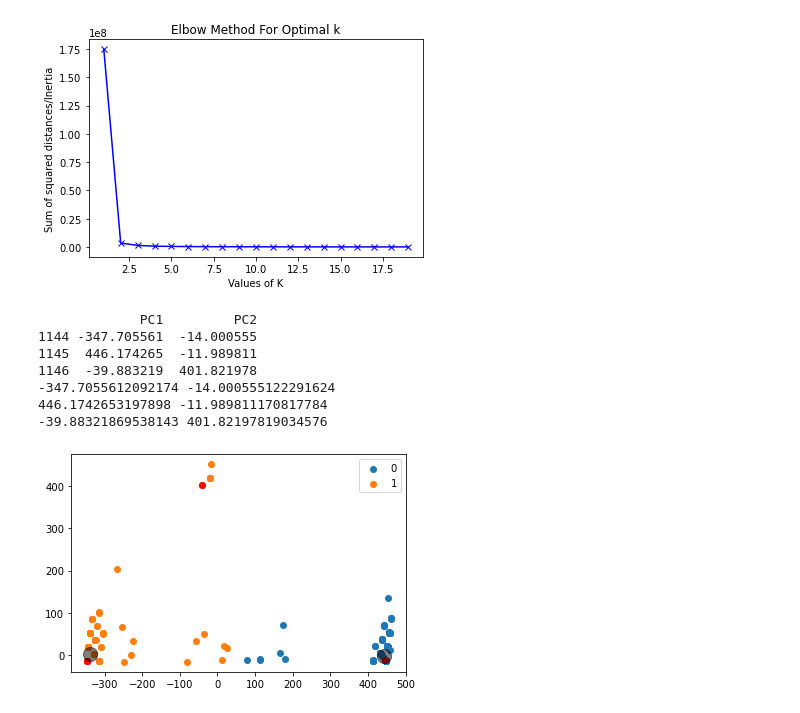
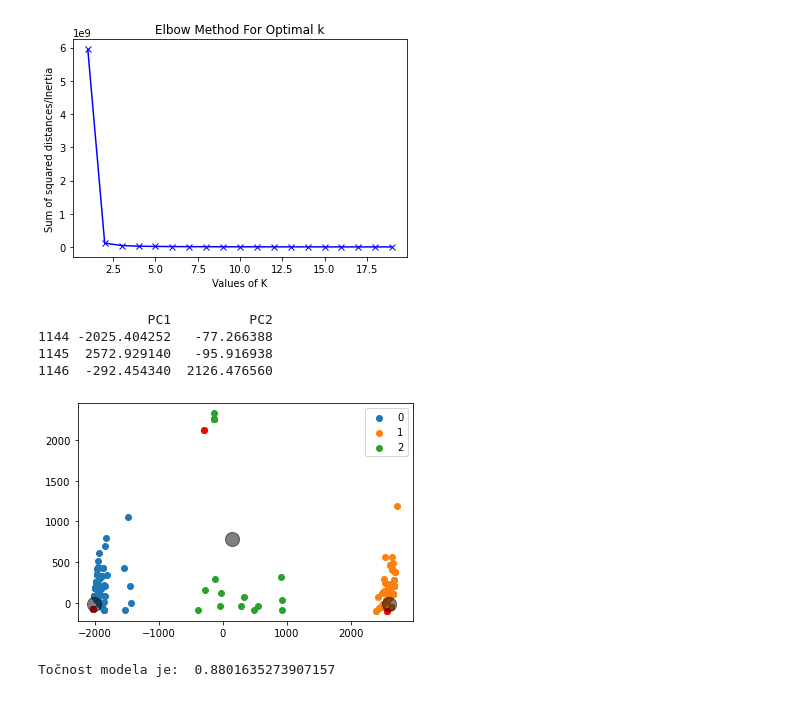
Before and after one commit to renato37/genome_clustering, a Jupyter notebook: global_alignment.ipynb, the cells around one changed output. Saved outputs shown, nothing was run; the diff lists cells and outputs as text; code cells hidden in the pictures.

```diff
--- a/global_alignment.ipynb
+++ b/global_alignment.ipynb
@@ -18,12 +19,12 @@ from Bio import Align
 aligner = Align.PairwiseAligner()
 aligner.mode = 'global'
 
-aligner.match_score = 1
-aligner.mismatch_score = 0
-aligner.open_gap_score = 0
-aligner.extend_gap_score = 0
-aligner.target_end_gap_score = 0
-aligner.query_end_gap_score = 0
+aligner.match_score = 4
+aligner.mismatch_score = -1
+aligner.open_gap_score = -2
+aligner.extend_gap_score = -2
+aligner.target_end_gap_score = -2
+aligner.query_end_gap_score = -2
 
 #print(aligner.query_end_gap_score)
 
@@ -157,0 +159,16 @@ plt.show()
+# %%
+dataframe_min = principalDf.min()
+dataframe_max = principalDf.max()
+
+data_dis_X = math.dist([dataframe_min['PC1']], [dataframe_max['PC1']])
+data_dis_Y = math.dist([dataframe_min['PC2']], [dataframe_max['PC2']])
+
+dis_sum = 0
+for i in range(0, 3):
+    for j in range(0, 3):
+        if(label[len(principalDf)-1-j] == i):
+            dis_X = math.dist([principalDf.iloc[len(principalDf)-1-j]['PC1']], [kmeans.cluster_centers_[i][0]])
+            dis_Y = math.dist([principalDf.iloc[len(principalDf)-1-j]['PC2']], [kmeans.cluster_centers_[i][1]])
+            dis_sum += (dis_X/data_dis_X + dis_Y/data_dis_Y)/6
+
+print('Točnost modela je: ', 1-dis_sum)
@@ -161,20 +182,6 @@ path = os.path.join(os.path.dirname(notebook_path), "data/J30B_expected.fasta")
 pathFASTQ= os.path.join(os.path.dirname(notebook_path), "data/fastq/J30_B_CE_IonXpress_006.fastq")
 
 expected = list(SeqIO.parse(path, "fasta"))
-
-from Bio import Align
-aligner = Align.PairwiseAligner()
-aligner.mode = 'global'
-
-aligner.match_score = 1
-aligner.mismatch_score = 0
-aligner.open_gap_score = 0
-aligner.extend_gap_score = 0
-aligner.target_end_gap_score = 0
-aligner.query_end_gap_score = 0
-
-#print(aligner.query_end_gap_score)
-
 
 expAlign1 = aligner.align(expected[0].seq,expected[1].seq)
 print("JELEN 5-6 = ",249-expAlign1[0].score, "Number of alignments: %d" % len(expAlign1))
@@ -263,43 +270,57 @@ plt.ylabel('Sum of squared distances/Inertia')
 plt.title('Elbow Method For Optimal k')
 plt.show()
 # %% [output]
-[figure, old version]
+[figure, new version]
 # %%
 #Initialize the class object
-kmeans = KMeans(n_clusters= 2)
+kmeans = KMeans(n_clusters= 3)
 
 #predict the labels of clusters.
 label = kmeans.fit_predict(principalDf)
 #print(label)
 
 #Getting unique labels
 
 u_labels = np.unique(label)
 
 #plotting the results:
 
 for i in u_labels:
     plt.scatter(principalComponents[label == i , 0] , principalComponents[label == i , 1] , label = i)
 
 
 df2 = pd.DataFrame(data=principalDf.tail(3))
 print(df2)
 for i in range(0,len(df2)):
-    print(df2.iloc[i]['PC1'], df2.iloc[i]['PC2'])
     plt.scatter(df2.iloc[i]['PC1'], df2.iloc[i]['PC2'], color='red')
 
 
 centers = kmeans.cluster_centers_
 plt.scatter(centers[:, 0], centers[:, 1], c='black', s=200, alpha=0.5);
 
 plt.legend()
 plt.show()
 # %% [output]
-             PC1         PC2
-1144 -347.705561  -14.000555
-1145  446.174265  -11.989811
-1146  -39.883219  401.821978
--347.7055612092174 -14.000555122291624
-446.1742653197898 -11.989811170817784
--39.88321869538143 401.82197819034576
+              PC1          PC2
+1144 -2025.404252   -77.266388
+1145  2572.929140   -95.916938
+1146  -292.454340  2126.476560
-[figure, old version]
+[figure, new version]
+# %%
+dataframe_min = principalDf.min()
+dataframe_max = principalDf.max()
+
+data_dis_X = math.dist([dataframe_min['PC1']], [dataframe_max['PC1']])
+data_dis_Y = math.dist([dataframe_min['PC2']], [dataframe_max['PC2']])
+
+dis_sum = 0
+for i in range(0, 3):
+    for j in range(0, 3):
+        if(label[len(principalDf)-1-j] == i):
+            dis_X = math.dist([principalDf.iloc[len(principalDf)-1-j]['PC1']], [kmeans.cluster_centers_[i][0]])
+            dis_Y = math.dist([principalDf.iloc[len(principalDf)-1-j]['PC2']], [kmeans.cluster_centers_[i][1]])
+            dis_sum += (dis_X/data_dis_X + dis_Y/data_dis_Y)/6
+
+print('Točnost modela je: ', 1-dis_sum)
+# %% [output]
+Točnost modela je:  0.8801635273907157
```
Also changed, not shown: parts of 11 cells of this notebook, 2 other files.
